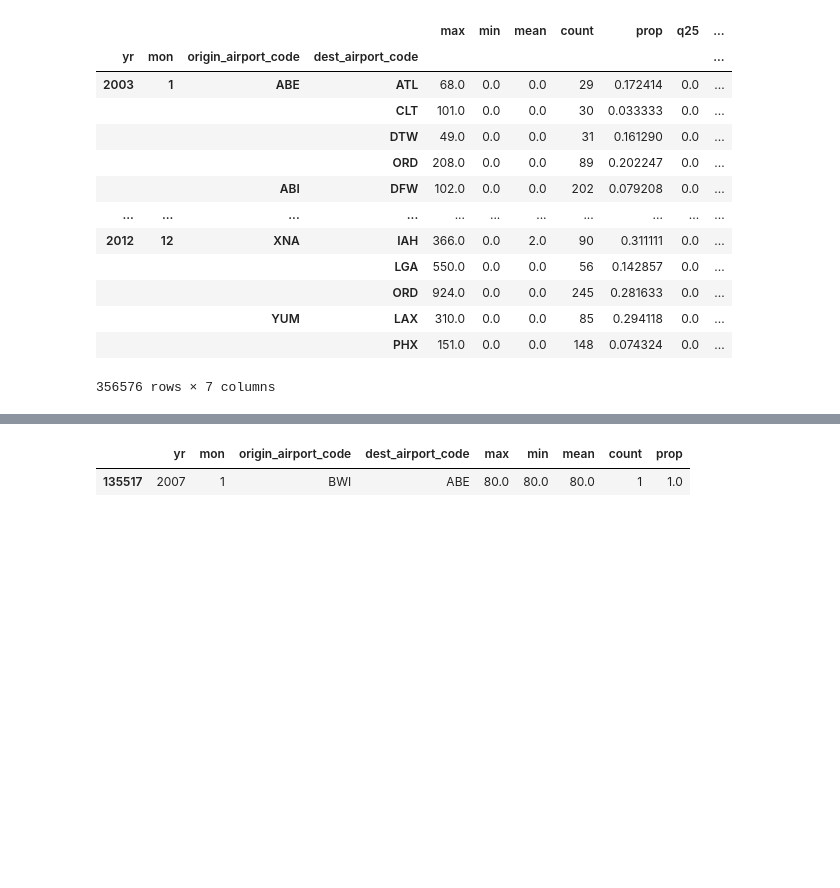
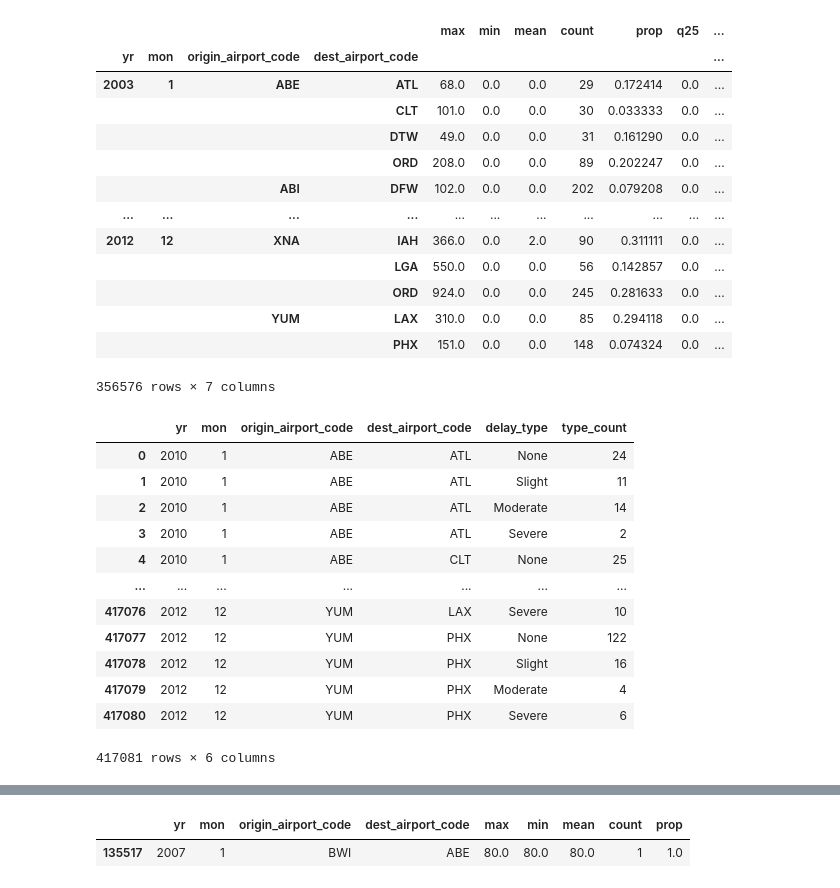
Before and after one commit to jiatongyip/delayover, a Jupyter notebook: frontend/data_prep.ipynb, the cells around one changed output, grey strips where cells are left out. Drawn from its saved outputs; the diff is of its cells as text; code cells hidden in the pictures; blank space fills up the shorter version.

```diff
--- a/frontend/data_prep.ipynb
+++ b/frontend/data_prep.ipynb
@@ -327,8 +363,25 @@ orig_dest_grp_dep.dropna()
 # %%
 orig_dest_grp_dep.dropna().reset_index().to_csv("data/grp_orig_dest_dep.csv", index = False)
 # %%
-orig_dest_grp_arr_mon = data_arr.groupby(["yr","mon", "origin_airport_code",  "dest_airport_code","delay_type"]).agg(
-    type_count = ('delay_type', "count")
-)
-orig_dest_grp_arr_mon.dropna().reset_index()
+# removing the irrelavant pairings to make the file smaller
+
+orig_dest_grp_arr_mon = data_arr_filtered.groupby(["yr","mon", "origin_airport_code",  "dest_airport_code","delay_type"]).agg(
+    type_count = ('delay_type', "count"),
+    max = ('arr_delay_new', max)
+).dropna().drop("max", axis = 1).reset_index()
+orig_dest_grp_arr_mon
+# %% [output]
+|  | yr | mon | origin_airport_code | dest_airport_code | delay_type | type_count |
+| 0 | 2010 | 1 | ABE | ATL | None | 24 |
+| 1 | 2010 | 1 | ABE | ATL | Slight | 11 |
+| 2 | 2010 | 1 | ABE | ATL | Moderate | 14 |
+| 3 | 2010 | 1 | ABE | ATL | Severe | 2 |
+| 4 | 2010 | 1 | ABE | CLT | None | 25 |
+| ... | ... | ... | ... | ... | ... | ... |
+| 417076 | 2012 | 12 | YUM | LAX | Severe | 10 |
+| 417077 | 2012 | 12 | YUM | PHX | None | 122 |
+| 417078 | 2012 | 12 | YUM | PHX | Slight | 16 |
+| 417079 | 2012 | 12 | YUM | PHX | Moderate | 4 |
+| 417080 | 2012 | 12 | YUM | PHX | Severe | 6 |
+417081 rows × 6 columns
 # %%
```
Also changed, not shown: parts of 16 cells of this notebook, 8 other files.
